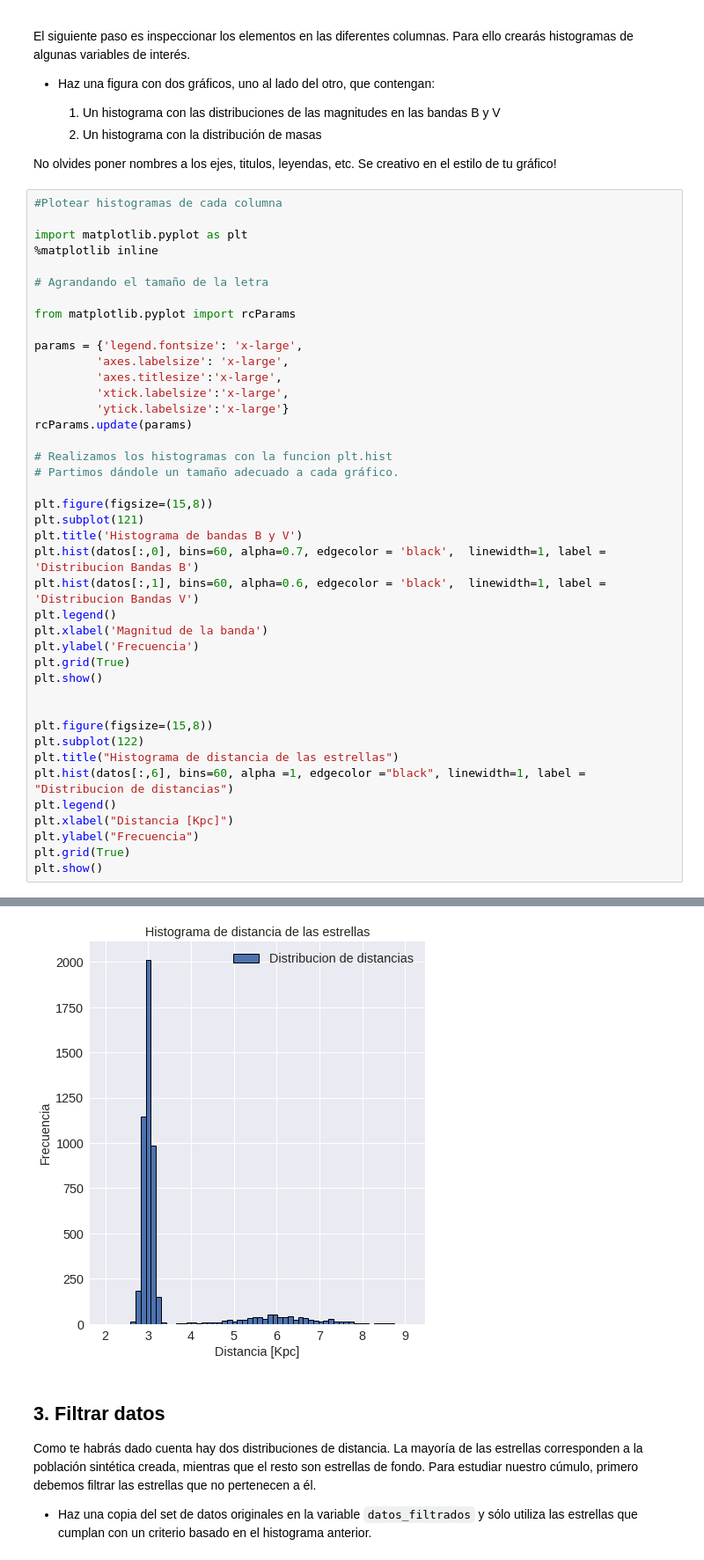
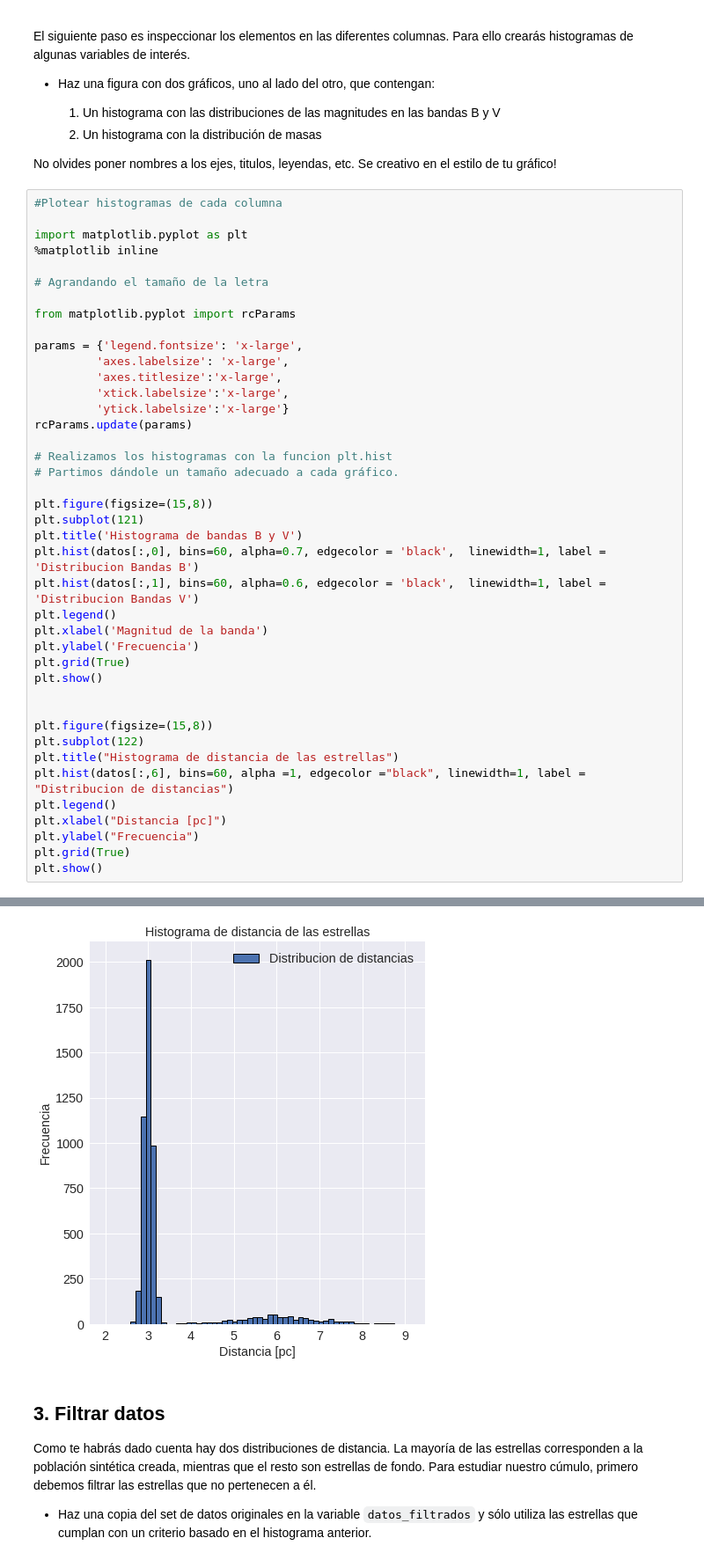
Before and after one commit to franciscourbina/minitarea2, a Jupyter notebook: minitarea2.ipynb, the cells around one changed output, grey strips where cells are left out. Shown: that part at 88% size. Saved outputs shown, nothing was run; the diff lists cells and outputs as text.

```diff
--- a/minitarea2.ipynb
+++ b/minitarea2.ipynb
@@ -91,35 +91,35 @@ params = {'legend.fontsize': 'x-large',
          'axes.titlesize':'x-large',
          'xtick.labelsize':'x-large',
          'ytick.labelsize':'x-large'}
 rcParams.update(params)
 
 # Realizamos los histogramas con la funcion plt.hist
 # Partimos dándole un tamaño adecuado a cada gráfico.
 
 plt.figure(figsize=(15,8))
 plt.subplot(121)
 plt.title('Histograma de bandas B y V')
 plt.hist(datos[:,0], bins=60, alpha=0.7, edgecolor = 'black',  linewidth=1, label = 'Distribucion Bandas B')
 plt.hist(datos[:,1], bins=60, alpha=0.6, edgecolor = 'black',  linewidth=1, label = 'Distribucion Bandas V')
 plt.legend()
 plt.xlabel('Magnitud de la banda')
 plt.ylabel('Frecuencia')
 plt.grid(True)
 plt.show()
 
 
 plt.figure(figsize=(15,8))
 plt.subplot(122)
 plt.title("Histograma de distancia de las estrellas")
 plt.hist(datos[:,6], bins=60, alpha =1, edgecolor ="black", linewidth=1, label = "Distribucion de distancias")
 plt.legend()
-plt.xlabel("Distancia [Kpc]")
+plt.xlabel("Distancia [pc]")
 plt.ylabel("Frecuencia")
 plt.grid(True)
 plt.show()
 # %% [output]
 [figure]
-[figure, old version]
+[figure, new version]
 # %% [markdown]
 ## 3. Filtrar datos
 
```
Also changed, not shown: parts of 5 cells of this notebook.
